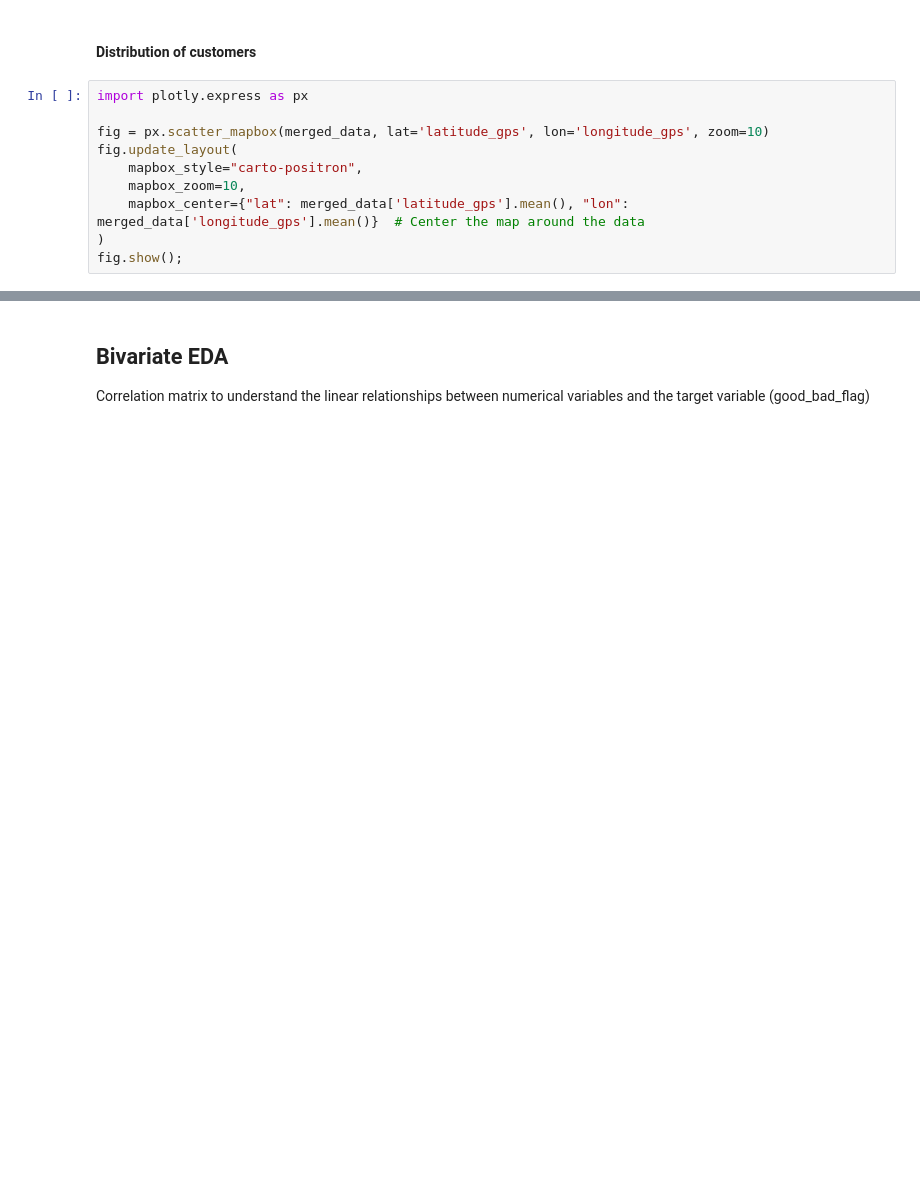
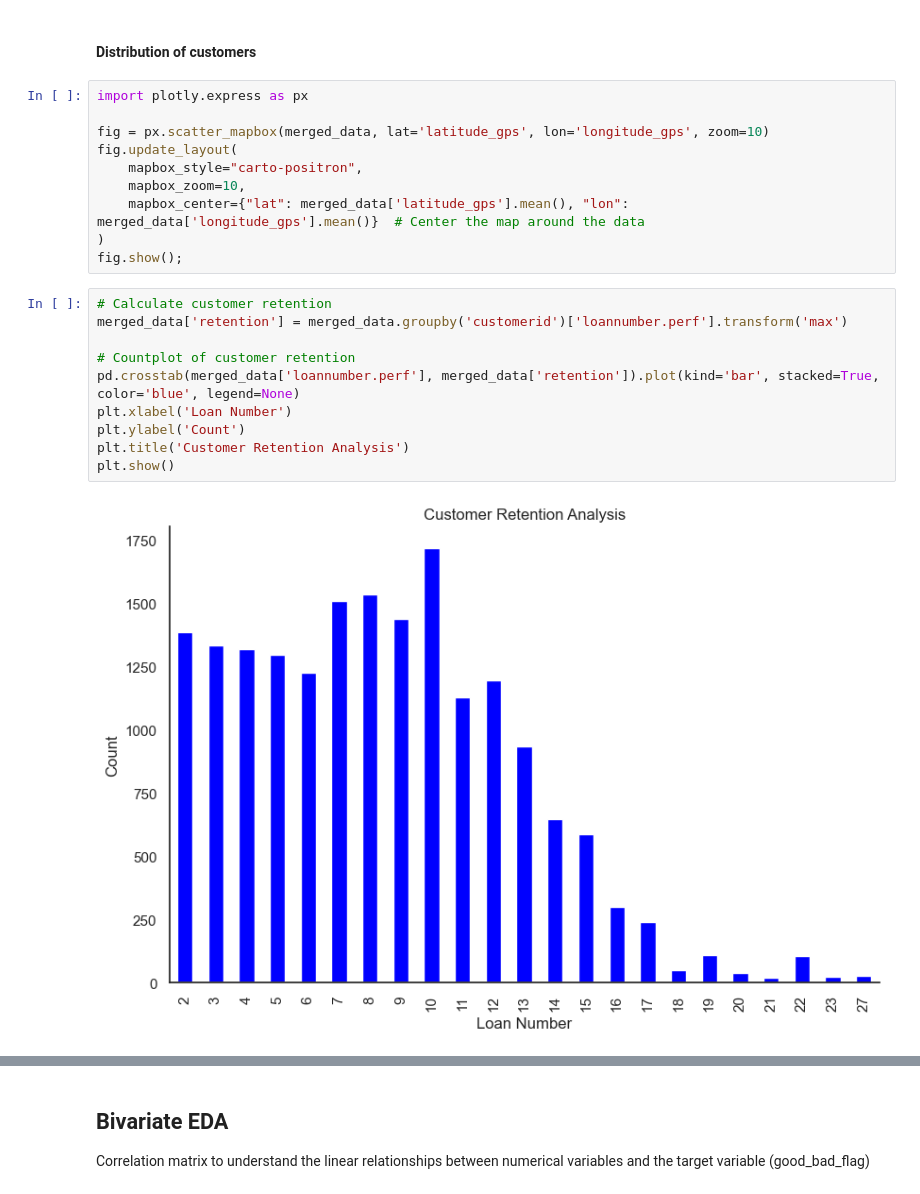
Before and after one commit to frank015940/Loan-Default-Prediction, a Jupyter notebook: loan_default.ipynb, the cells around one changed output, grey strips where cells are left out. Drawn from its saved outputs; the diff is of its cells as text; blank space fills up the shorter version.

```diff
--- a/loan_default.ipynb
+++ b/loan_default.ipynb
@@ -460,3 +460,15 @@ fig.update_layout(
     mapbox_center={"lat": merged_data['latitude_gps'].mean(), "lon": merged_data['longitude_gps'].mean()}  # Center the map around the data
 )
 fig.show();
+# %%
+# Calculate customer retention
+merged_data['retention'] = merged_data.groupby('customerid')['loannumber.perf'].transform('max')
+
+# Countplot of customer retention
+pd.crosstab(merged_data['loannumber.perf'], merged_data['retention']).plot(kind='bar', stacked=True, color='blue', legend=None)
+plt.xlabel('Loan Number')
+plt.ylabel('Count')
+plt.title('Customer Retention Analysis')
+plt.show()
+# %% [output]
+[figure, added]
```
Also changed, not shown: parts of 26 cells of this notebook.
